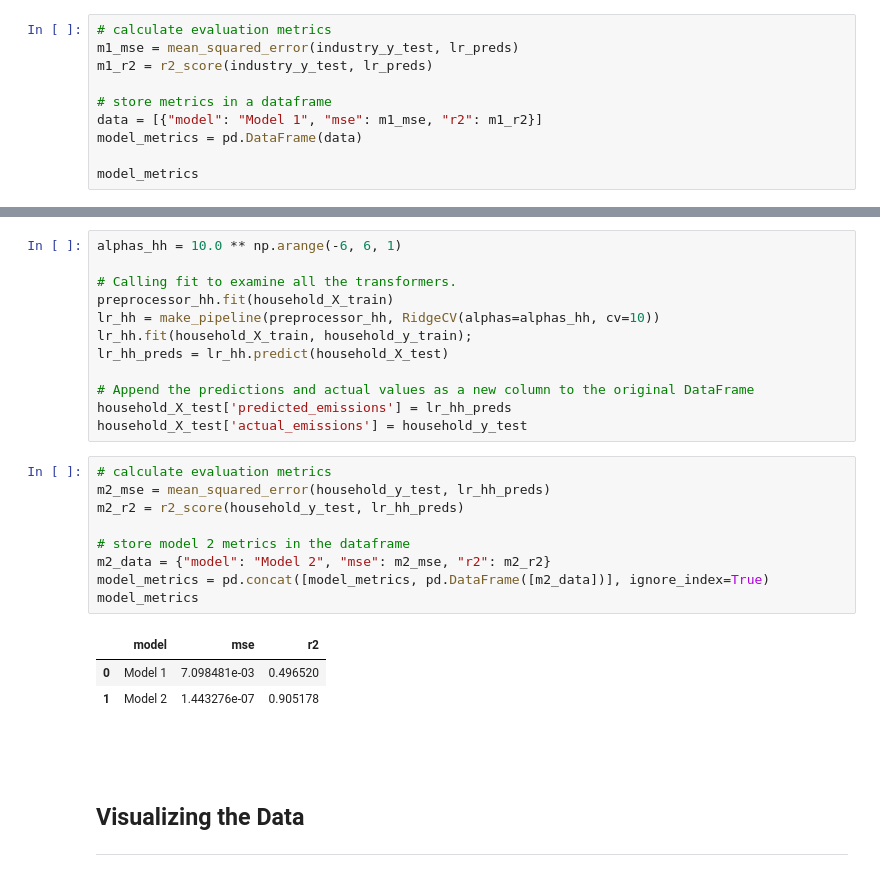
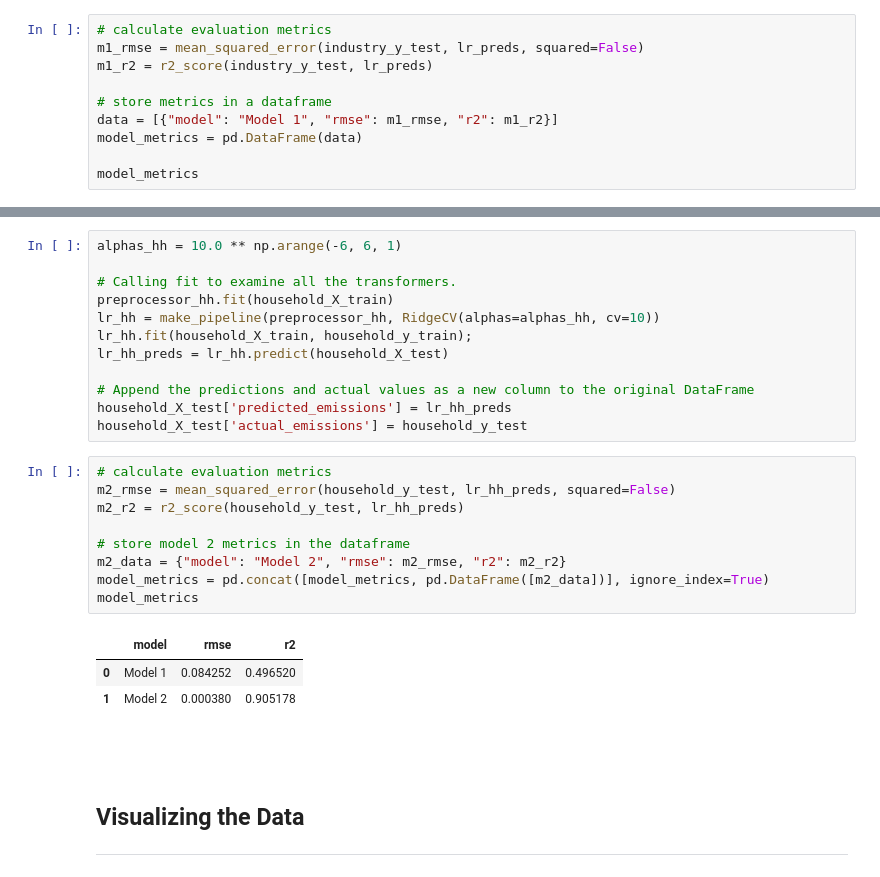
Before and after one commit to Kaylan-W/ghg-emissions-cpsc_368, a Jupyter notebook: a5_analysis/5_data_analysis.ipynb, the cells around one changed output, grey strips where cells are left out. Saved outputs shown, nothing was run; the diff lists cells and outputs as text.

Commit message:
changed mse metric to rmse for both models

```diff
--- a/a5_analysis/5_data_analysis.ipynb
+++ b/a5_analysis/5_data_analysis.ipynb
@@ -206,11 +206,11 @@ industry_X_test['predicted_emissions'] = lr_preds
 industry_X_test['actual_emissions'] = industry_y_test
 # %%
 # calculate evaluation metrics
-m1_mse = mean_squared_error(industry_y_test, lr_preds)
+m1_rmse = mean_squared_error(industry_y_test, lr_preds, squared=False)
 m1_r2 = r2_score(industry_y_test, lr_preds)
 
 # store metrics in a dataframe
-data = [{"model": "Model 1", "mse": m1_mse, "r2": m1_r2}]
+data = [{"model": "Model 1", "rmse": m1_rmse, "r2": m1_r2}]
 model_metrics = pd.DataFrame(data)
 
 model_metrics
@@ -257,17 +257,17 @@ household_X_test['predicted_emissions'] = lr_hh_preds
 household_X_test['actual_emissions'] = household_y_test
 # %%
 # calculate evaluation metrics
-m2_mse = mean_squared_error(household_y_test, lr_hh_preds)
+m2_rmse = mean_squared_error(household_y_test, lr_hh_preds, squared=False)
 m2_r2 = r2_score(household_y_test, lr_hh_preds)
 
 # store model 2 metrics in the dataframe
-m2_data = {"model": "Model 2", "mse": m2_mse, "r2": m2_r2}
+m2_data = {"model": "Model 2", "rmse": m2_rmse, "r2": m2_r2}
 model_metrics = pd.concat([model_metrics, pd.DataFrame([m2_data])], ignore_index=True)
 model_metrics
 # %% [output]
-|  | model | mse | r2 |
-| 0 | Model 1 | 7.098481e-03 | 0.496520 |
-| 1 | Model 2 | 1.443276e-07 | 0.905178 |
+|  | model | rmse | r2 |
+| 0 | Model 1 | 0.084252 | 0.496520 |
+| 1 | Model 2 | 0.000380 | 0.905178 |
 # %% [markdown]
 <br><br>
 
```
Also changed, not shown: parts of 1 cell of this notebook.
